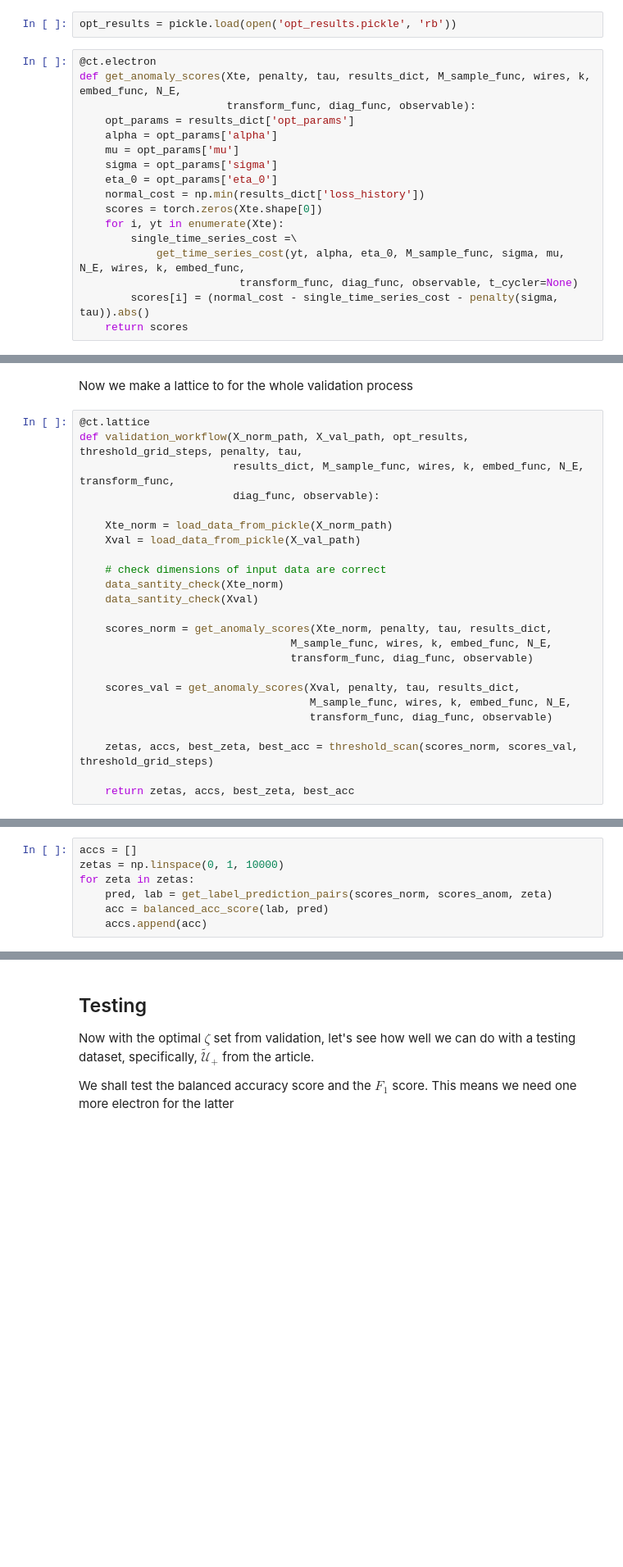
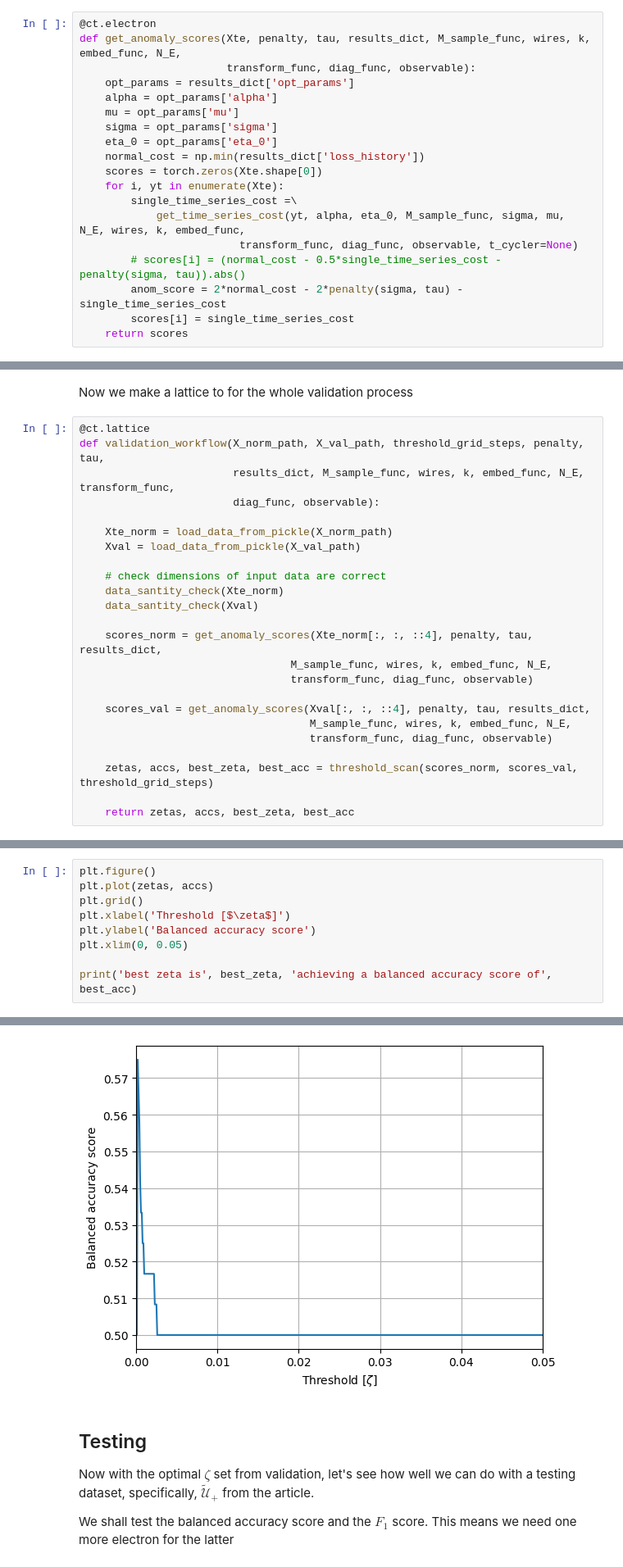
Before and after one commit to AgnostiqHQ/Quantum-Variational-Rewinding, a Jupyter notebook: QVR_example.ipynb, the cells around one changed output, grey strips where cells are left out. Shown: that part at 82% size. Saved outputs shown, nothing was run; the diff lists cells and outputs as text; blank space fills up the shorter version.

```diff
--- a/QVR_example.ipynb
+++ b/QVR_example.ipynb
@@ -380,8 +389,6 @@ $$
 When $a_X[\bm{y}] > \zeta$, $\bm{y}$ is considered anomalous. Below $\zeta$, $\bm{y}$ is considered normal. In validation, using a set of normal instances and a set of labelled anomalous instances, we can tune the threshold $\zeta$ to maximize some performance metric, which we choose to be the balanced accuracy score.
 
 To do any of this, we first need a `@ct.electron` to calculate the anomaly score
-# %%
-opt_results = pickle.load(open('opt_results.pickle', 'rb'))
 # %%
 @ct.electron
 def get_anomaly_scores(Xte, penalty, tau, results_dict, M_sample_func, wires, k, embed_func, N_E,
@@ -397,7 +404,9 @@ def get_anomaly_scores(Xte, penalty, tau, results_dict, M_sample_func, wires, k,
         single_time_series_cost =\
             get_time_series_cost(yt, alpha, eta_0, M_sample_func, sigma, mu, N_E, wires, k, embed_func,
                          transform_func, diag_func, observable, t_cycler=None)
-        scores[i] = (normal_cost - single_time_series_cost - penalty(sigma, tau)).abs()
+        # scores[i] = (normal_cost - 0.5*single_time_series_cost - penalty(sigma, tau)).abs()
+        anom_score = 2*normal_cost - 2*penalty(sigma, tau) - single_time_series_cost
+        scores[i] = single_time_series_cost
     return scores
 # %% [markdown]
 Now, given an arbitary $\zeta$, we need a function which returns predictions and labels
@@ -440,7 +449,7 @@ def threshold_scan(scores_norm, scores_val, threshold_grid_steps):
 Now we make a lattice to for the whole validation process
 # %%
 @ct.lattice
-def validation_workflow(X_norm_path, X_val_path, opt_results, threshold_grid_steps, penalty, tau,
+def validation_workflow(X_norm_path, X_val_path, threshold_grid_steps, penalty, tau,
                         results_dict, M_sample_func, wires, k, embed_func, N_E, transform_func,
                         diag_func, observable):
 
@@ -451,11 +460,11 @@ def validation_workflow(X_norm_path, X_val_path, opt_results, threshold_grid_ste
     data_santity_check(Xte_norm)
     data_santity_check(Xval)
 
-    scores_norm = get_anomaly_scores(Xte_norm, penalty, tau, results_dict,
+    scores_norm = get_anomaly_scores(Xte_norm[:, :, ::4], penalty, tau, results_dict,
                                  M_sample_func, wires, k, embed_func, N_E,
                                  transform_func, diag_func, observable)
 
-    scores_val = get_anomaly_scores(Xval, penalty, tau, results_dict,
+    scores_val = get_anomaly_scores(Xval[:, :, ::4], penalty, tau, results_dict,
                                     M_sample_func, wires, k, embed_func, N_E,
                                     transform_func, diag_func, observable)
 
@@ -488,7 +493,0 @@ scores_anom = get_anomaly_scores(Xte, penalty, tau, results_dict,
-# %%
-accs = []
-zetas = np.linspace(0, 1, 10000)
-for zeta in zetas:
-    pred, lab = get_label_prediction_pairs(scores_norm, scores_anom, zeta)
-    acc = balanced_acc_score(lab, pred)
-    accs.append(acc)
@@ -501,0 +500,10 @@ print(opt_zeta)
+# %%
+plt.figure()
+plt.plot(zetas, accs)
+plt.grid()
+plt.xlabel('Threshold [$\zeta$]')
+plt.ylabel('Balanced accuracy score')
+plt.xlim(0, 0.05)
+
+print('best zeta is', best_zeta, 'achieving a balanced accuracy score of', best_acc)
+# %% [output]
@@ -502,3 +511,4 @@ print(opt_zeta)
+[figure, added]
 # %% [markdown]
 ## Testing
 
```
Also changed, not shown: parts of 20 cells of this notebook, 1 other file.
